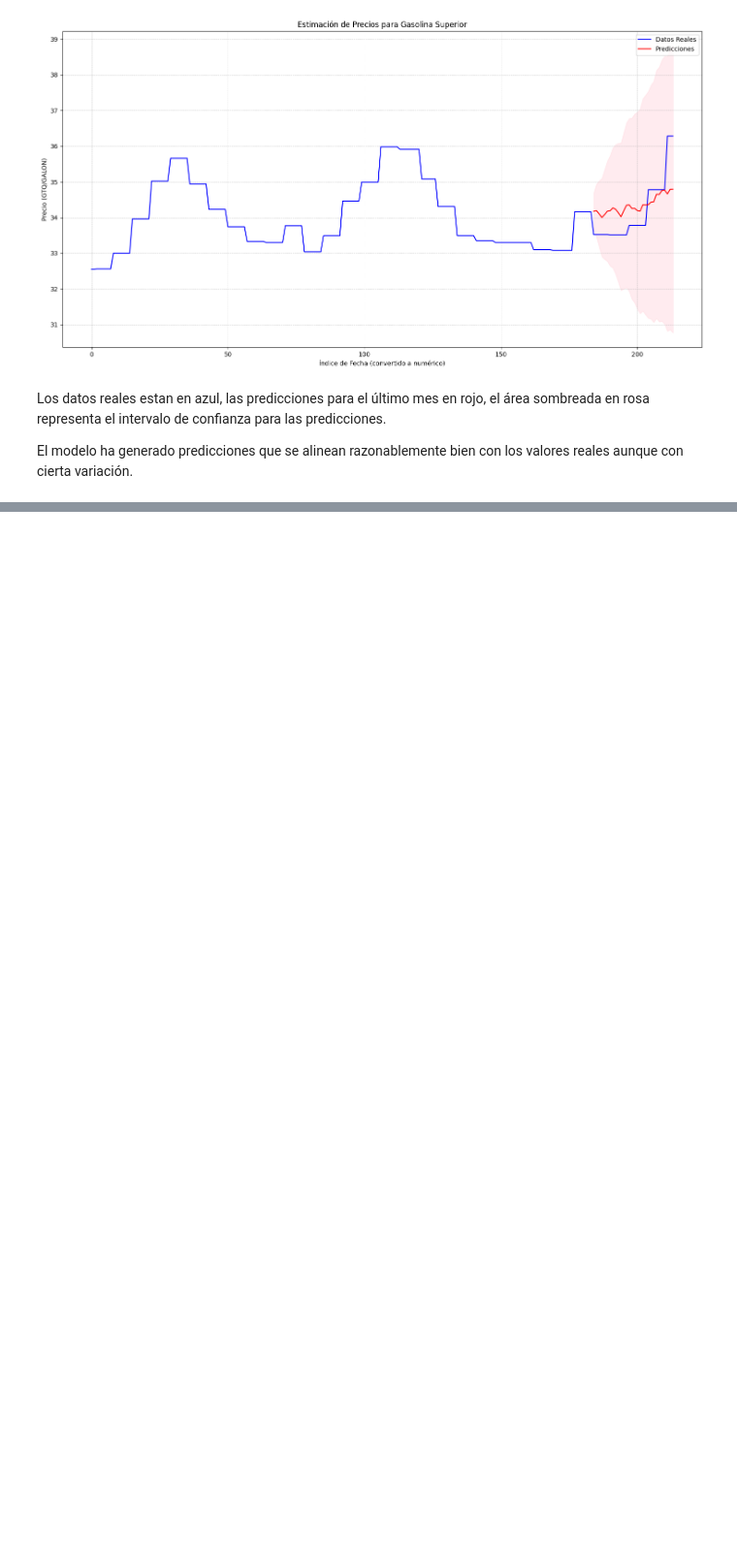
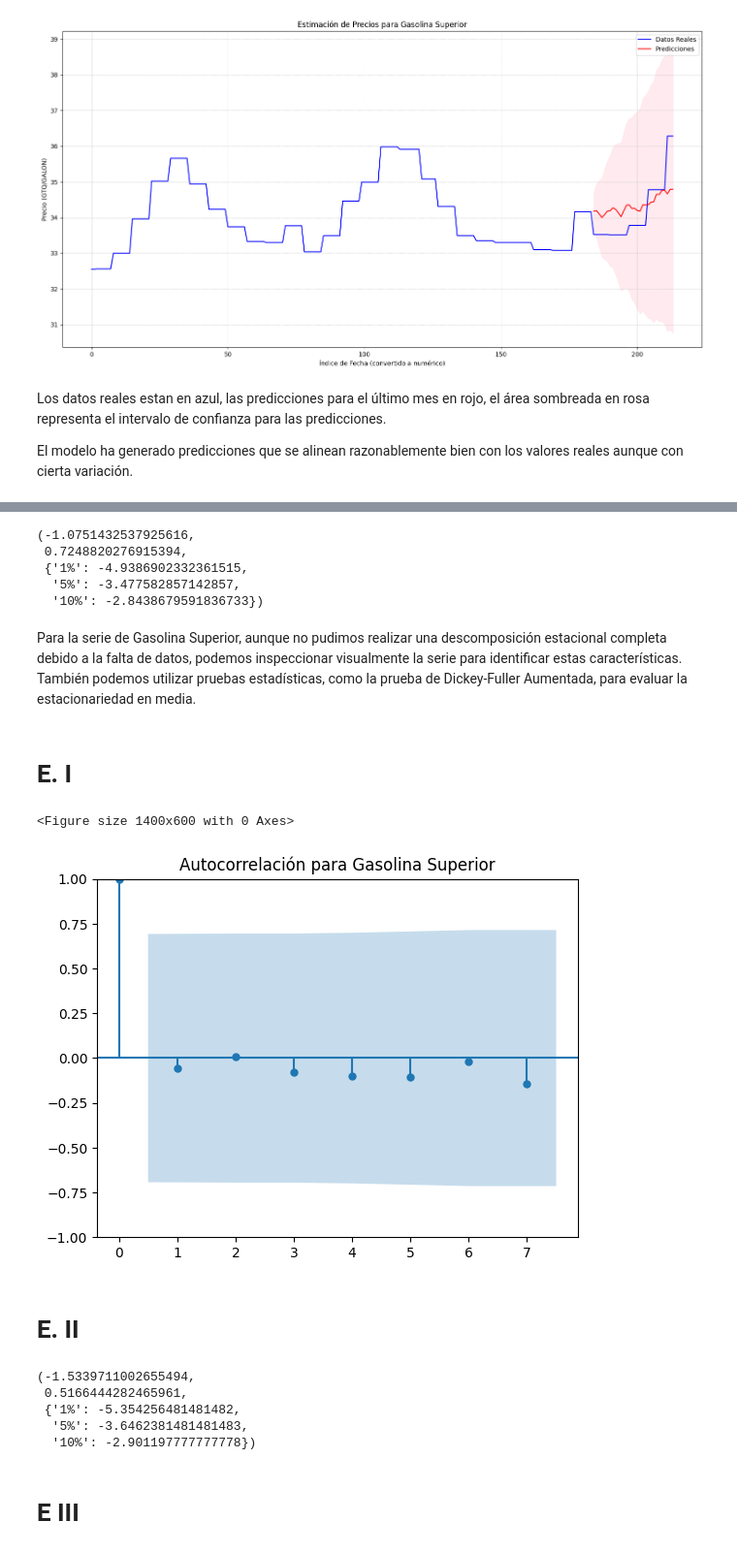
Before and after one commit to guzmanalejandra/Laboratorio2-DS, a Jupyter notebook: main.ipynb, the cells around one changed output, grey strips where cells are left out. Shown at 97% size. Drawn from its saved outputs; the diff is of its cells as text; code cells hidden in the pictures; blank space fills up the shorter version.

```diff
--- a/main.ipynb
+++ b/main.ipynb
@@ -457,0 +562,56 @@ El modelo ha generado predicciones que se alinean razonablemente bien con los va
+# %%
+from statsmodels.tsa.stattools import adfuller
+
+# Realizando la prueba de Dickey-Fuller Aumentada
+result = adfuller(consumo_mensual['Superior'])
+
+# Presentando los resultados
+adf_statistic = result[0]
+p_value = result[1]
+critical_values = result[4]
+
+adf_statistic, p_value, critical_values
+# %% [output]
+(-1.0751432537925616,
+ 0.7248820276915394,
+ {'1%': -4.9386902332361515,
+  '5%': -3.477582857142857,
+  '10%': -2.8438679591836733})
+# %% [markdown]
+Para la serie de Gasolina Superior, aunque no pudimos realizar una descomposición estacional completa debido a la falta de datos, podemos inspeccionar visualmente la serie para identificar estas características. También podemos utilizar pruebas estadísticas, como la prueba de Dickey-Fuller Aumentada, para evaluar la estacionariedad en media.
+# %% [markdown]
+# E. I
+# %%
+from statsmodels.graphics.tsaplots import plot_acf
+
+# Gráfico de autocorrelación para la serie de Gasolina Superior
+plt.figure(figsize=(14, 6))
+plot_acf(consumo_mensual['Superior'], lags=7)
+plt.title('Autocorrelación para Gasolina Superior')
+plt.show()
+# %% [output]
+<Figure size 1400x600 with 0 Axes>
+[figure, added]
+# %% [markdown]
+# E. II
+# %%
+# Diferenciando la serie de Gasolina Superior
+gasolina_superior_diff = consumo_mensual['Superior'].diff().dropna()
+
+# Realizando la prueba de Dickey-Fuller Aumentada para la serie diferenciada
+result_diff = adfuller(gasolina_superior_diff)
+
+# Presentando los resultados
+adf_statistic_diff = result_diff[0]
+p_value_diff = result_diff[1]
+critical_values_diff = result_diff[4]
+
+adf_statistic_diff, p_value_diff, critical_values_diff
+# %% [output]
+(-1.5339711002655494,
+ 0.5166444282465961,
+ {'1%': -5.354256481481482,
+  '5%': -3.6462381481481483,
+  '10%': -2.901197777777778})
+# %% [markdown]
+# E III
```
Also changed, not shown: parts of 17 cells of this notebook.
